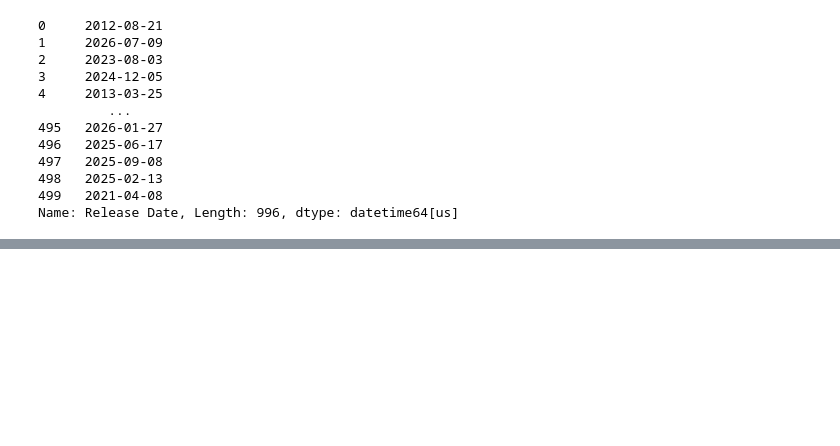
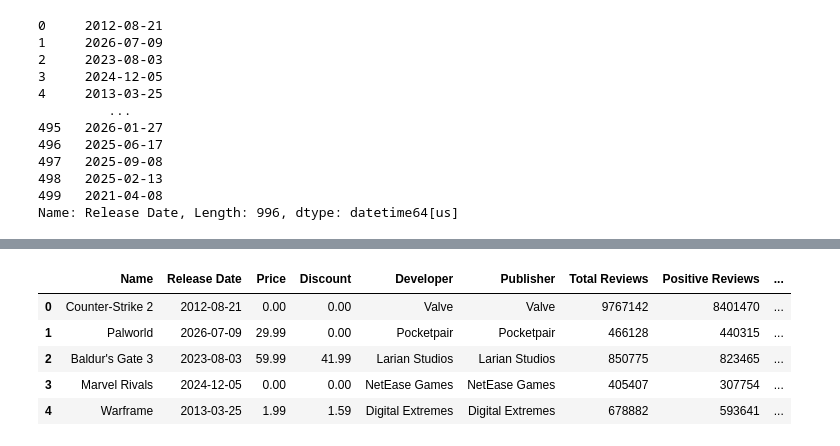
Before and after one commit to sens24/WebScraper, a Jupyter notebook: steam_analysis.ipynb, the cells around one changed output, grey strips where cells are left out. Saved outputs shown, nothing was run; the diff lists cells and outputs as text; code cells hidden in the pictures; blank space fills up the shorter version.

```diff
--- a/steam_analysis.ipynb
+++ b/steam_analysis.ipynb
@@ -54,6 +54,9 @@ Name: Release Date, Length: 996, dtype: datetime64[us]
 # %%
 #price
 df["Price"] = df["Price"].replace("Free To Play", "0")
+df["Price"] = df["Price"].replace(to_replace = r"(?i).*Free.*", value = "0", regex = True)
 df["Price"] = df["Price"].replace("No Price", "0")
+df["Price"] = df["Price"].str.replace("/ month", "", regex=False)
+df["Price"] = df["Price"].replace(to_replace = r"(?i).*demo.*", value = "0", regex = True)
 df["Price"] = df["Price"].str.strip("$")
-df["Price"].astype("float")
+df["Price"] = df["Price"].astype("float")
@@ -61,0 +92,17 @@ ValueError: could not convert string to float: 'Factorio Demo'
+# %%
+#Separate the genres
+import ast
+df["Genre(s)"] = df["Genre(s)"].fillna("['None', 'None', 'None', 'None']")
+df["Genre(s)"] = df["Genre(s)"].apply(ast.literal_eval)
+df["Genre1"] = df["Genre(s)"].str[0]
+df["Genre2"] = df["Genre(s)"].str[1]
+df["Genre3"] = df["Genre(s)"].str[2]
+
+df.head()
+# %% [output]
+|  | Name | Release Date | Price | Discount | Developer | Publisher | Total Reviews | Positive Reviews | ... |
+| 0 | Counter-Strike 2 | 2012-08-21 | 0.00 | 0.00 | Valve | Valve | 9767142 | 8401470 | ... |
+| 1 | Palworld | 2026-07-09 | 29.99 | 0.00 | Pocketpair | Pocketpair | 466128 | 440315 | ... |
+| 2 | Baldur's Gate 3 | 2023-08-03 | 59.99 | 41.99 | Larian Studios | Larian Studios | 850775 | 823465 | ... |
+| 3 | Marvel Rivals | 2024-12-05 | 0.00 | 0.00 | NetEase Games | NetEase Games | 405407 | 307754 | ... |
+| 4 | Warframe | 2013-03-25 | 1.99 | 1.59 | Digital Extremes | Digital Extremes | 678882 | 593641 | ... |
```
Also changed, not shown: parts of 8 cells of this notebook, 3 other files.
